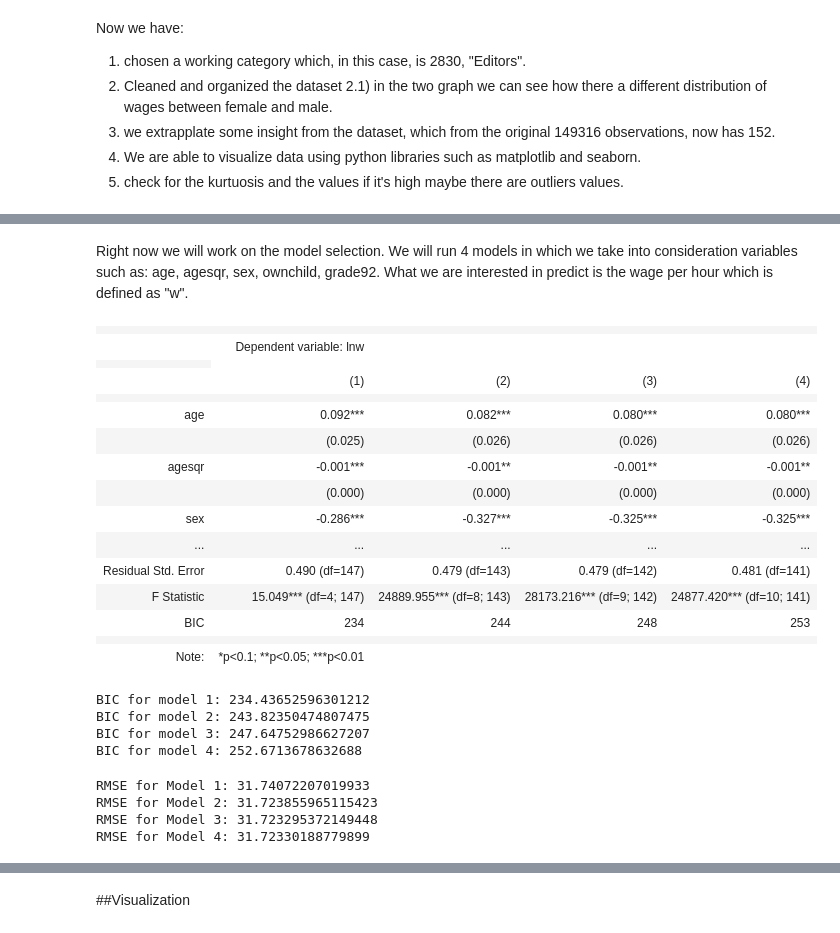
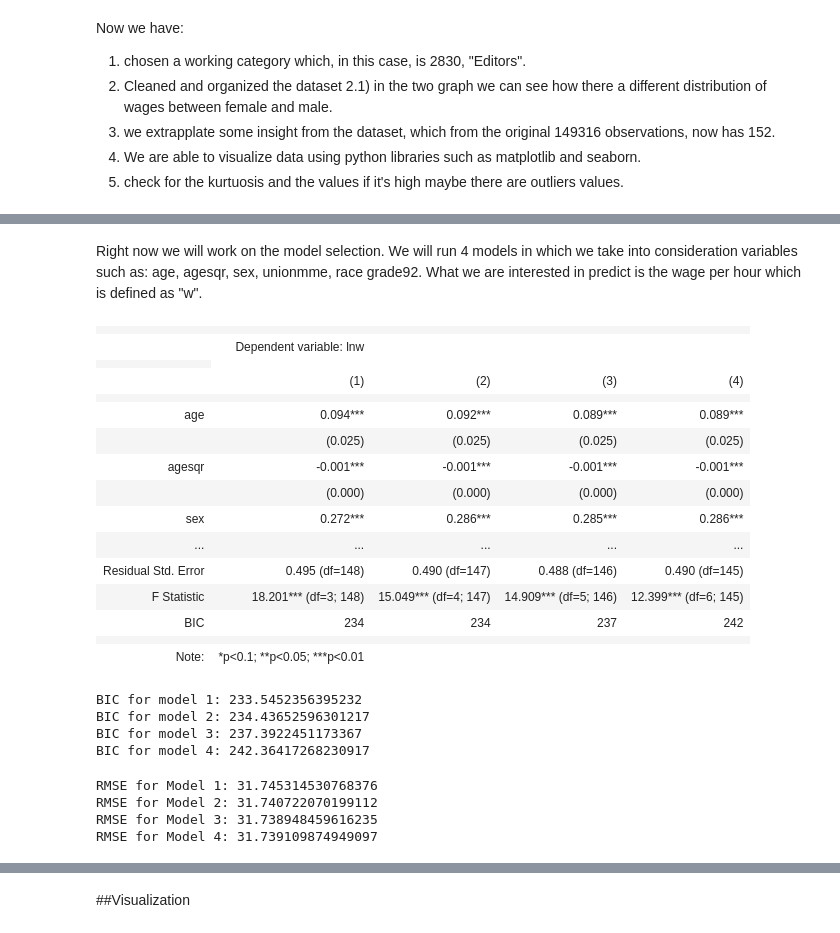
Before and after one commit to Jacopo21/EarningxOccupation, a Jupyter notebook: HM1/earnings.ipynb, the cells around one changed output, grey strips where cells are left out. Cells and saved outputs as stored; diff of their text form; code cells hidden in the pictures.

```diff
--- a/HM1/earnings.ipynb
+++ b/HM1/earnings.ipynb
@@ -164,8 +164,7 @@ data['lnw'] = np.log(data['w'])
 data['agesqr'] = data['age']**2
 data = data[data['lfsr94'] == "Employed-At Work"]
 data['sex'] = data['sex'].astype(np.int)
-
-# Assuming 'data' is your DataFrame
+data['sex'] = data['sex'].replace({1: 1, 2: 0})
 data['grade92'] = data['grade92'].replace({34: 39, 33: 39, 39: 39, 36: 39, 40: 44, 41: 44, 42: 44, 43: 44, 44: 44, 46: 44})
 
 print(data.dtypes)
@@ -285,35 +237,35 @@ No artists with labels found to put in legend.  Note that artists whose label st
 # %% [markdown]
-Right now we will work on the model selection. We will run 4 models in which we take into consideration variables such as: age, agesqr, sex, ownchild, grade92.
+Right now we will work on the model selection. We will run 4 models in which we take into consideration variables such as: age, agesqr, sex, unionmme, race grade92.
 What we are interested in predict is the wage per hour which is defined as "w".
 # %%
 from stargazer.stargazer import Stargazer, LineLocation
-mod1 = smf.ols("lnw ~ age + agesqr + sex + C(grade92)", data=data).fit(cov_type="HC1")
-mod2 = smf.ols("lnw ~ age + agesqr + sex + C(grade92) + C(race)", data=data).fit(cov_type="HC1")
-mod3 = smf.ols("lnw ~ age + agesqr + sex + C(grade92) + C(race) + C(unionmme)", data=data).fit(cov_type="HC1")
-mod4 = smf.ols("lnw ~ age + agesqr + sex + C(grade92) + C(race) + C(unionmme) + state_code", data=data).fit(cov_type="HC1")
+mod1 = smf.ols("lnw ~ age + agesqr + sex", data=data).fit(cov_type="HC1")
+mod2 = smf.ols("lnw ~ age + agesqr + sex + C(grade92)", data=data).fit(cov_type="HC1")
+mod3 = smf.ols("lnw ~ age + agesqr + sex + C(grade92) + C(unionmme)", data=data).fit(cov_type="HC1")
+mod4 = smf.ols("lnw ~ age + agesqr + sex + C(grade92) + C(unionmme) + state_code", data=data).fit(cov_type="HC1")
 
 models = [mod1, mod2, mod3, mod4]
 bic_values = [model.bic for model in models]
 starg = Stargazer(models)
 starg.covariate_order(["age", "agesqr", "sex"])
 
 starg.add_line("BIC", [f'{bic:.0f}' for bic in bic_values], LineLocation.FOOTER_BOTTOM)
 starg
 # %% [output]
 |  |  |  |  |  |
 |  | Dependent variable: lnw |  |  |  |
 |  |
 |  | (1) | (2) | (3) | (4) |
 |  |  |  |  |  |
-| age | 0.092*** | 0.082*** | 0.080*** | 0.080*** |
-|  | (0.025) | (0.026) | (0.026) | (0.026) |
-| agesqr | -0.001*** | -0.001** | -0.001** | -0.001** |
+| age | 0.094*** | 0.092*** | 0.089*** | 0.089*** |
+|  | (0.025) | (0.025) | (0.025) | (0.025) |
+| agesqr | -0.001*** | -0.001*** | -0.001*** | -0.001*** |
 |  | (0.000) | (0.000) | (0.000) | (0.000) |
-| sex | -0.286*** | -0.327*** | -0.325*** | -0.325*** |
+| sex | 0.272*** | 0.286*** | 0.285*** | 0.286*** |
 | ... | ... | ... | ... | ... |
-| Residual Std. Error | 0.490 (df=147) | 0.479 (df=143) | 0.479 (df=142) | 0.481 (df=141) |
-| F Statistic | 15.049*** (df=4; 147) | 24889.955*** (df=8; 143) | 28173.216*** (df=9; 142) | 24877.420*** (df=10; 141) |
-| BIC | 234 | 244 | 248 | 253 |
+| Residual Std. Error | 0.495 (df=148) | 0.490 (df=147) | 0.488 (df=146) | 0.490 (df=145) |
+| F Statistic | 18.201*** (df=3; 148) | 15.049*** (df=4; 147) | 14.909*** (df=5; 146) | 12.399*** (df=6; 145) |
+| BIC | 234 | 234 | 237 | 242 |
 |  |  |  |  |  |
 | Note: | *p<0.1; **p<0.05; ***p<0.01 |  |  |  |
 # %%
@@ -321,10 +273,10 @@ for i, model in enumerate(models, start=1):
     result = model.get_robustcov_results(cov_type='HC1')
     print(f"BIC for model {i}: {result.bic}")
 # %% [output]
-BIC for model 1: 234.43652596301212
-BIC for model 2: 243.82350474807475
-BIC for model 3: 247.64752986627207
-BIC for model 4: 252.6713678632688
+BIC for model 1: 233.5452356395232
+BIC for model 2: 234.43652596301217
+BIC for model 3: 237.3922451173367
+BIC for model 4: 242.36417268230917
 # %%
 from sklearn.metrics import mean_squared_error
 for i, model in enumerate(models):
@@ -333,10 +285,10 @@ for i, model in enumerate(models):
     rmse_value = np.sqrt(mean_squared_error(data['w'], y_pred))
     print(f"RMSE for Model {i + 1}: {rmse_value}")
 # %% [output]
-RMSE for Model 1: 31.74072207019933
-RMSE for Model 2: 31.723855965115423
-RMSE for Model 3: 31.723295372149448
-RMSE for Model 4: 31.72330188779899
+RMSE for Model 1: 31.745314530768376
+RMSE for Model 2: 31.740722070199112
+RMSE for Model 3: 31.738948459616235
+RMSE for Model 4: 31.739109874949097
 # %%
 
 
```
Also changed, not shown: parts of 11 cells of this notebook.
